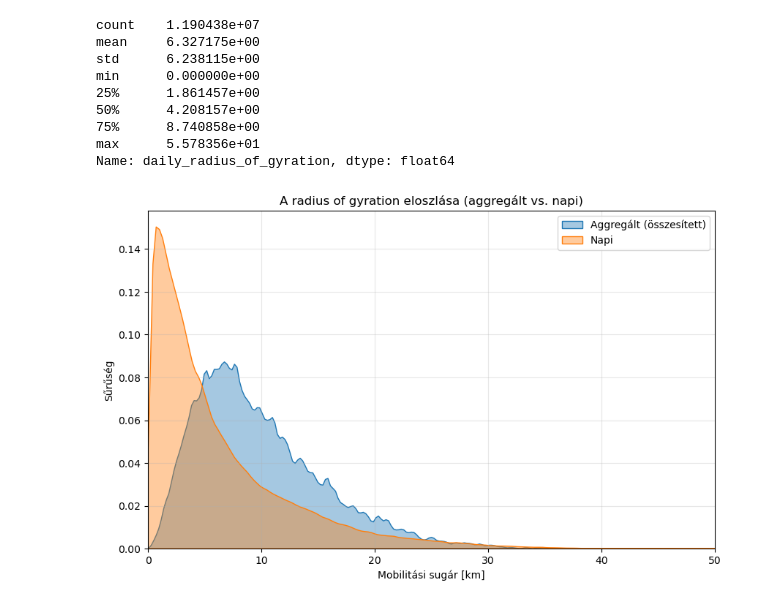
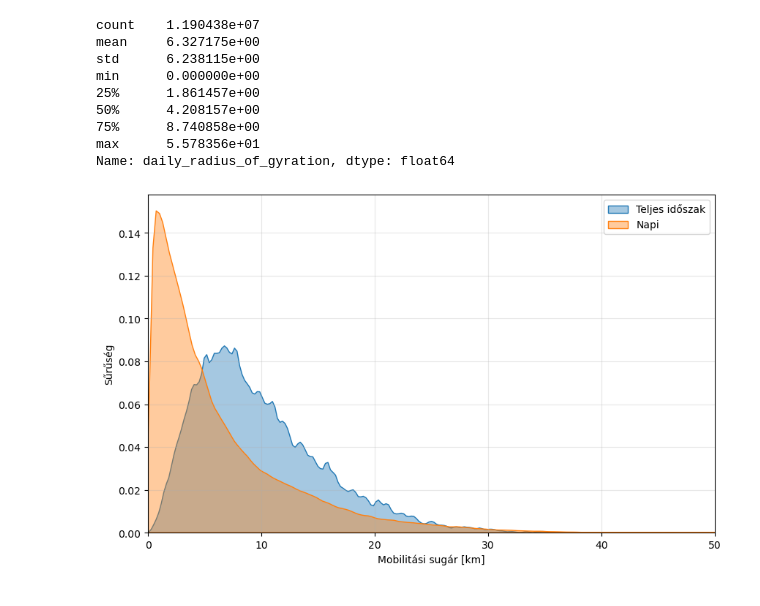
Before and after one commit to BJanka2000/Szakdolgozat-2025, a Jupyter notebook: radius_of_gyration.ipynb, the cells around one changed output. Cells and saved outputs as stored; diff of their text form; code cells hidden in the pictures.

```diff
--- a/radius_of_gyration.ipynb
+++ b/radius_of_gyration.ipynb
@@ -202,7 +202,7 @@ rg_df
 | 99999 | 99999 | 10.142702 |
 100000 rows × 2 columns
 # %%
-df_test = pd.read_csv("df_test_10k.csv")
+df_test = pd.read_csv("lstm_egyeni/df_test_10k.csv")
 # %%
 df_test.columns
 # %% [output]
@@ -238,19 +238,19 @@ Name: daily_radius_of_gyration, dtype: float64
 # %%
 
 
 plt.figure(figsize=(10,6))
-sns.kdeplot(df_test['radius_of_gyration'], label='Aggregált (összesített)', fill=True, alpha=0.4)
+sns.kdeplot(df_test['radius_of_gyration'], label='Teljes időszak', fill=True, alpha=0.4)
 sns.kdeplot(df_test['daily_radius_of_gyration'], label='Napi', fill=True, alpha=0.4)
 
 plt.xlim(0, 50)
 plt.xlabel('Mobilitási sugár [km]')
 plt.ylabel('Sűrűség')
-plt.title('A radius of gyration eloszlása (aggregált vs. napi)')
+#plt.title('A radius of gyration eloszlása (aggregált vs. napi)')
 plt.legend()
 plt.grid(True, alpha=0.3)
 plt.show()
 # %% [output]
-[figure, old version]
+[figure, new version]
 # %%
 plt.figure(figsize=(8,5))
 sns.boxplot(data=df_test[['radius_of_gyration', 'daily_radius_of_gyration']])
```
Also changed, not shown: 1 other file.
